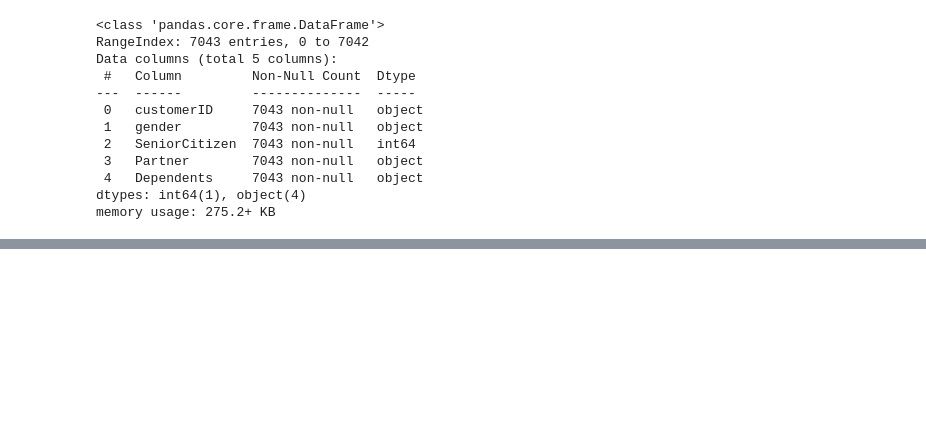
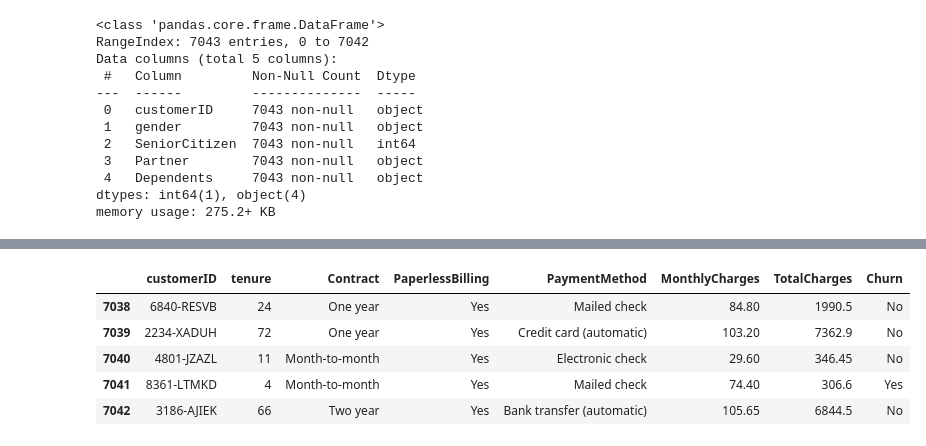
Before and after one commit to EuFontoura/EDAestudos, a Jupyter notebook: eda_churn.ipynb, the cells around one changed output, grey strips where cells are left out. Drawn from its saved outputs; the diff is of its cells as text; code cells hidden in the pictures; blank space fills up the shorter version.

```diff
--- a/eda_churn.ipynb
+++ b/eda_churn.ipynb
@@ -43,0 +101,10 @@ memory usage: 275.2+ KB
+# %%
+# Mostrar 5 últimos registros
+df_contracts.tail(5)
+# %% [output]
+|  | customerID | tenure | Contract | PaperlessBilling | PaymentMethod | MonthlyCharges | TotalCharges | Churn |
+| 7038 | 6840-RESVB | 24 | One year | Yes | Mailed check | 84.80 | 1990.5 | No |
+| 7039 | 2234-XADUH | 72 | One year | Yes | Credit card (automatic) | 103.20 | 7362.9 | No |
+| 7040 | 4801-JZAZL | 11 | Month-to-month | Yes | Electronic check | 29.60 | 346.45 | No |
+| 7041 | 8361-LTMKD | 4 | Month-to-month | Yes | Mailed check | 74.40 | 306.6 | Yes |
+| 7042 | 3186-AJIEK | 66 | Two year | Yes | Bank transfer (automatic) | 105.65 | 6844.5 | No |
```
Also changed, not shown: parts of 17 cells of this notebook.
